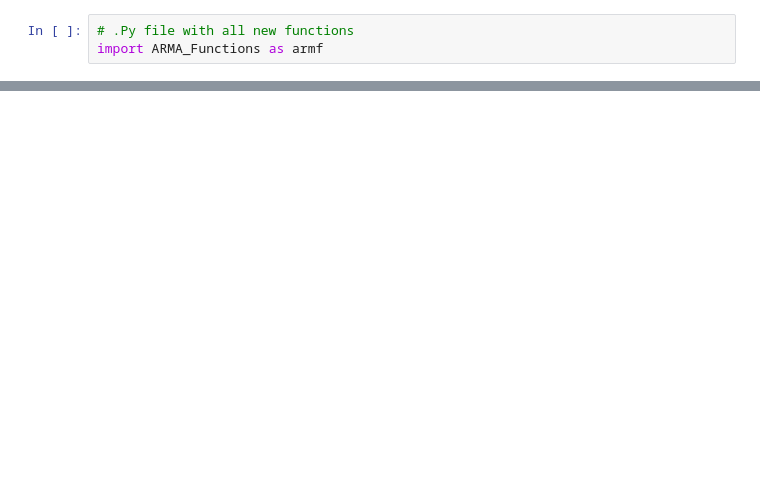
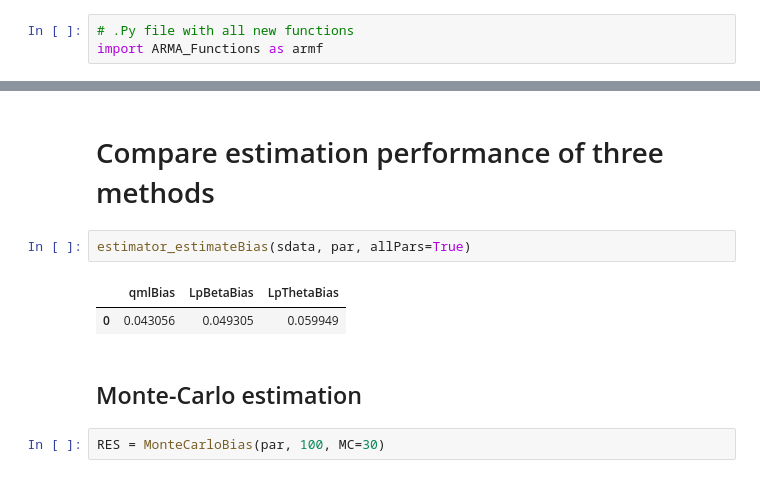
Before and after one commit to demosgill/hierarchyfitting, a Jupyter notebook: V2 - ARMA March 2017_v1.ipynb, the cells around one changed output, grey strips where cells are left out. Saved outputs shown, nothing was run; the diff lists cells and outputs as text; blank space fills up the shorter version.

```diff
--- a/V2 - ARMA March 2017_v1.ipynb
+++ b/V2 - ARMA March 2017_v1.ipynb
@@ -35,0 +315,11 @@ armf.estimateARMA11NoMeanMyWayVsTheHighwaY(pars, sdata)
+# %% [markdown]
+# Compare estimation performance of three methods
+# %%
+estimator_estimateBias(sdata, par, allPars=True)
+# %% [output]
+|  | qmlBias | LpBetaBias | LpThetaBias |
+| 0 | 0.043056 | 0.049305 | 0.059949 |
+# %% [markdown]
+## Monte-Carlo estimation
+# %%
+RES = MonteCarloBias(par, 100, MC=30)
```
Also changed, not shown: parts of 19 cells of this notebook, 2 other files.
